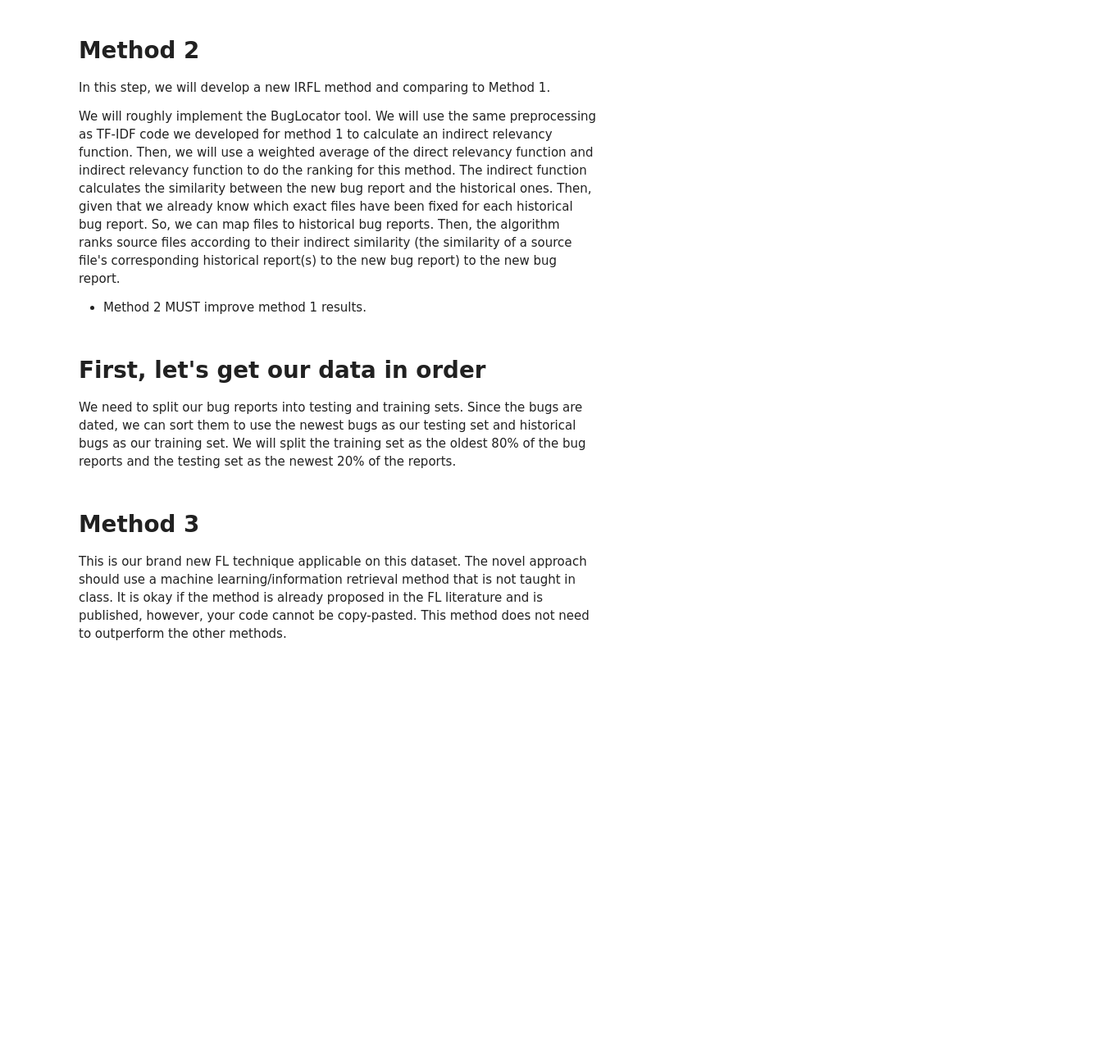
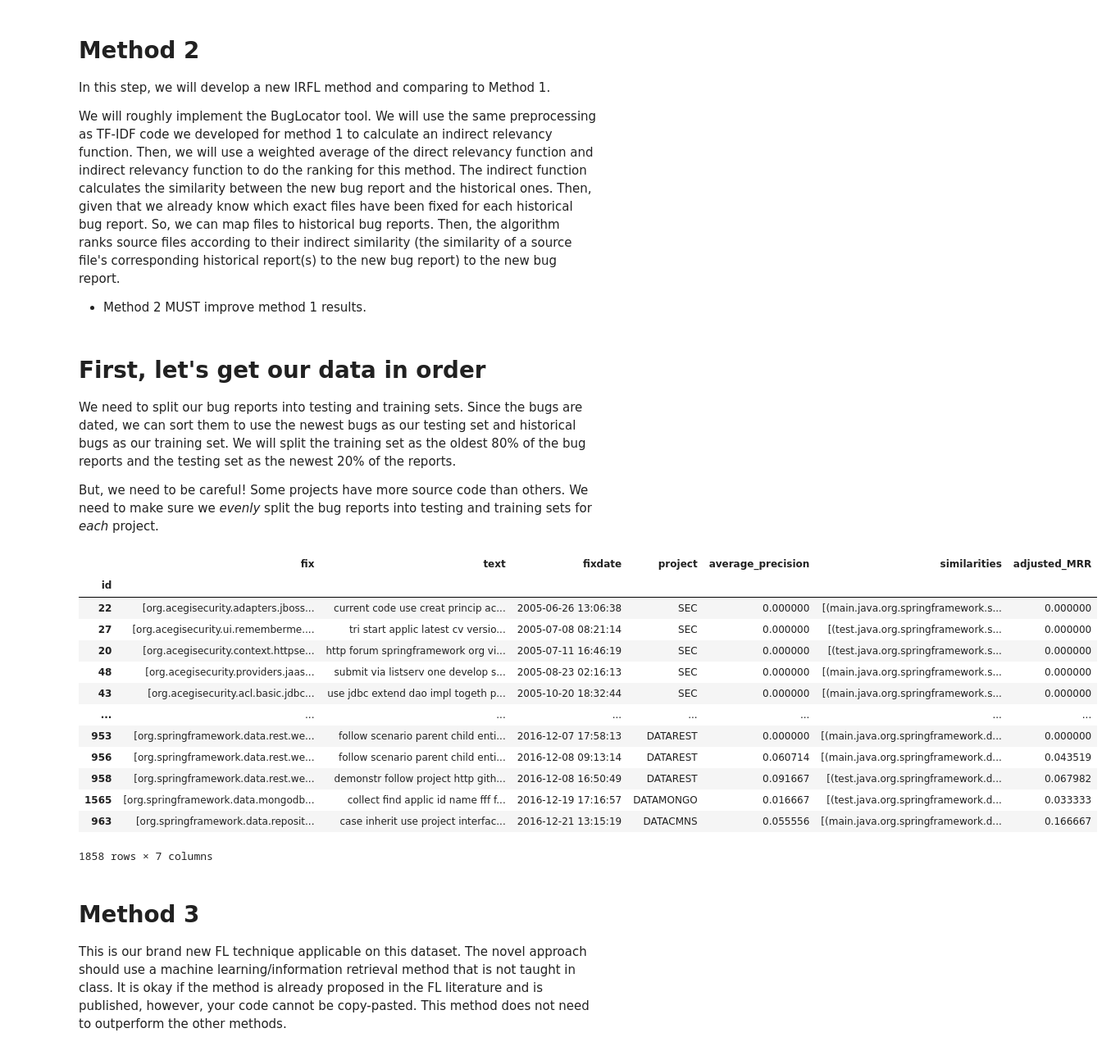
Before and after one commit to Tijunel/ENSF544-FINAL, a Jupyter notebook: Preprocessing.ipynb, the cells around one changed output. Shown at 82% size. Drawn from its saved outputs; the diff is of its cells as text; code cells hidden in the pictures; blank space fills up the shorter version.

```diff
--- a/Preprocessing.ipynb
+++ b/Preprocessing.ipynb
@@ -310,6 +318,7 @@ def clean_text(text):
   return " ".join(tokens)
 
 def process_bug_reports(bug_reports):
+  reports_to_drop = []
   for row, bug_report in bug_reports.iterrows():
     description = bug_report['description']
     summary = bug_report['summary']
@@ -322,9 +331,12 @@ def process_bug_reports(bug_reports):
 
     # Skip and delete the row if the bug text is empty
     if bug_text == "":
-      bug_reports.drop(row, inplace = True)
+      reports_to_drop.append(row)
     else:
       bug_reports.at[row, 'text'] = bug_text
+
+  # Drop bad reports and unnecessary columns
+  bug_reports.drop(reports_to_drop, axis = 0, inplace = True)
   bug_reports.drop('summary', axis = 1, inplace = True)
   bug_reports.drop('description', axis = 1, inplace = True)
   return bug_reports
@@ -334,6 +346,31 @@ def process_source_files(source_files):
   source_files.rename(columns={"unprocessed_code": "code"}, inplace = True)
   source_files = source_files[source_files['code'] != ""]
   return source_files
+
+def remove_irrelevant_bug_reports(bug_reports, source_files):
+  """
+  This function removes bug reports in place where its fixed source files could not be found in the existing dataset.
+  """
+  # Split the source files into project to improve loop efficiency (only search relevant source files for bugs)
+  projects = bug_reports['project'].unique()
+  project_source_files = defaultdict(str)
+  for project in projects:
+    project_source_files[project] = source_files[source_files['project'] == project]['filename']
+
+  # Remove the bug reports for which no fixed source files could be found
+  reports_to_drop = []
+  for row, bug_report in bug_reports.iterrows():
+    fixed_files = bug_report['fix']
+    fixed_files_found = 0
+    for fixed_file in fixed_files:
+      for existing_file in project_source_files[bug_report['project']]:
+        if fixed_file in existing_file or fixed_file == existing_file:
+          fixed_files_found += 1
+    if fixed_files_found == 0:
+      reports_to_drop.append(row)
+
+  # Remove the irrelevant bug reports
+  bug_reports.drop(reports_to_drop, axis = 0, inplace = True)
 # %% [markdown]
 Process the bug reports and source files using multiprocessing. This will take quite a while on anyone's computer. Time on an M1 Apple laptop took about 2 minutes.
 
@@ -373,6 +410,7 @@ if __name__ == "__main__":
   elif os.name == 'java':
     # Sorry
     pass
+  remove_irrelevant_bug_reports(bug_reports, source_files)
 # %% [markdown]
 # Calculating Similarities
 
@@ -424,7 +462,8 @@ Compute the similarities. Again, this was built to run on POSIX machines, but th
 if __name__ == "__main__":
   project_bug_reports = [group for _, group in bug_reports.groupby('project')]
   project_source_files = [group for _, group in source_files.groupby('project')]
-  bug_reports['similarities'] = None
+  # Need to drop similarities if they exist
+  bug_reports['similarities'] = np.nan
   if os.name == 'posix':
     with mp.get_context('fork').Pool(processes = len(project_bug_reports)) as p:
       bug_reports = pd.concat(
@@ -611,10 +655,27 @@ We will roughly implement the BugLocator tool. We will use the same preprocessin
 # First, let's get our data in order
 
 We need to split our bug reports into testing and training sets. Since the bugs are dated, we can sort them to use the newest bugs as our testing set and historical bugs as our training set. We will split the training set as the oldest 80% of the bug reports and the testing set as the newest 20% of the reports.
+
+But, we need to be careful! Some projects have more source code than others. We need to make sure we *evenly* split the bug reports into testing and training sets for *each* project.
 # %%
-bugs = bug_reports.copy(deep = True)
+bugs = bug_reports.copy()
 bugs.sort_values('fixdate', inplace = True)
 display(bugs)
+# %% [output]
+|  | fix | text | fixdate | project | average_precision | similarities | adjusted_MRR |
+| id |  |  |  |  |  |  |  |
+| 22 | [org.acegisecurity.adapters.jboss... | current code use creat princip ac... | 2005-06-26 13:06:38 | SEC | 0.000000 | [(main.java.org.springframework.s... | 0.000000 |
+| 27 | [org.acegisecurity.ui.rememberme.... | tri start applic latest cv versio... | 2005-07-08 08:21:14 | SEC | 0.000000 | [(test.java.org.springframework.s... | 0.000000 |
+| 20 | [org.acegisecurity.context.httpse... | http forum springframework org vi... | 2005-07-11 16:46:19 | SEC | 0.000000 | [(test.java.org.springframework.s... | 0.000000 |
+| 48 | [org.acegisecurity.providers.jaas... | submit via listserv one develop s... | 2005-08-23 02:16:13 | SEC | 0.000000 | [(main.java.org.springframework.s... | 0.000000 |
+| 43 | [org.acegisecurity.acl.basic.jdbc... | use jdbc extend dao impl togeth p... | 2005-10-20 18:32:44 | SEC | 0.000000 | [(main.java.org.springframework.s... | 0.000000 |
+| ... | ... | ... | ... | ... | ... | ... | ... |
+| 953 | [org.springframework.data.rest.we... | follow scenario parent child enti... | 2016-12-07 17:58:13 | DATAREST | 0.000000 | [(main.java.org.springframework.d... | 0.000000 |
+| 956 | [org.springframework.data.rest.we... | follow scenario parent child enti... | 2016-12-08 09:13:14 | DATAREST | 0.060714 | [(main.java.org.springframework.d... | 0.043519 |
+| 958 | [org.springframework.data.rest.we... | demonstr follow project http gith... | 2016-12-08 16:50:49 | DATAREST | 0.091667 | [(test.java.org.springframework.d... | 0.067982 |
+| 1565 | [org.springframework.data.mongodb... | collect find applic id name fff f... | 2016-12-19 17:16:57 | DATAMONGO | 0.016667 | [(test.java.org.springframework.d... | 0.033333 |
+| 963 | [org.springframework.data.reposit... | case inherit use project interfac... | 2016-12-21 13:15:19 | DATACMNS | 0.055556 | [(main.java.org.springframework.d... | 0.166667 |
+1858 rows × 7 columns
 # %% [markdown]
 # Method 3
 
```
Also changed, not shown: parts of 6 cells of this notebook, 1 other file.
